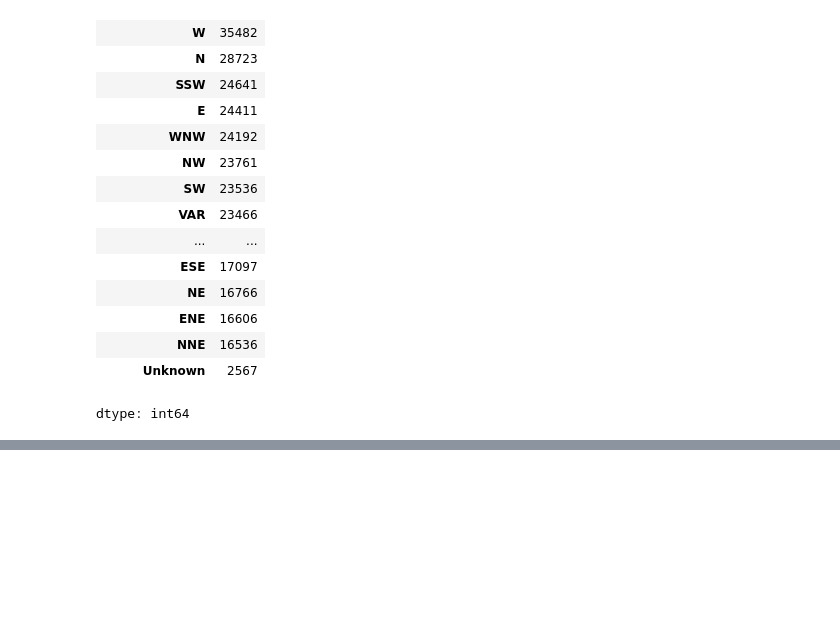
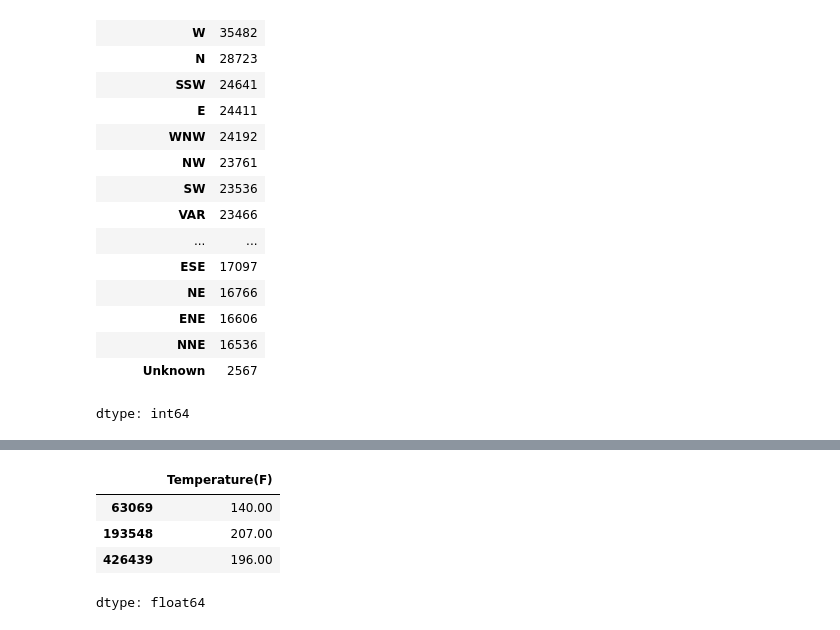
Before and after one commit to sgterrado/Need4Data-Blue-Bumper-Cars, a Jupyter notebook: Need4Data_DataClean.ipynb, the cells around one changed output, grey strips where cells are left out. Drawn from its saved outputs; the diff is of its cells as text; code cells hidden in the pictures; blank space fills up the shorter version.

```diff
--- a/Need4Data_DataClean.ipynb
+++ b/Need4Data_DataClean.ipynb
@@ -360,0 +378,8 @@ dtype: int64
+# %%
+df[df['Temperature(F)'] > 120]['Temperature(F)']
+# %% [output]
+|  | Temperature(F) |
+| 63069 | 140.00 |
+| 193548 | 207.00 |
+| 426439 | 196.00 |
+dtype: float64
```
Also changed, not shown: parts of 3 cells of this notebook.
